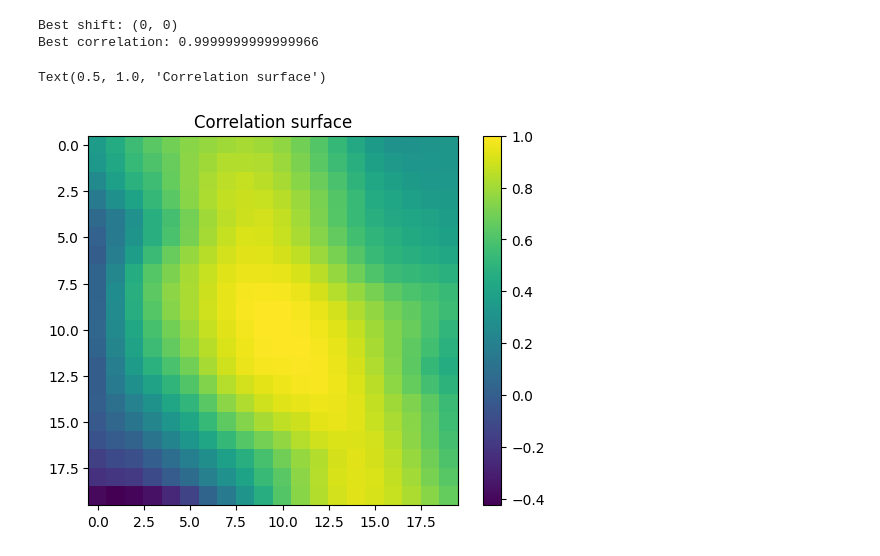
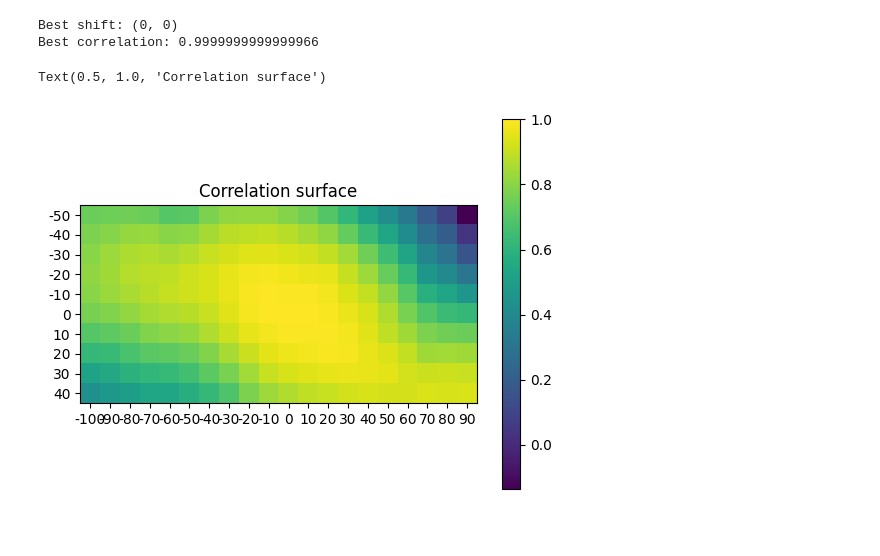
Before and after one commit to open-forest-observatory/geospatial-data-registration-toolkit, a Jupyter notebook: dev/raster_to_point_registration.ipynb, the cells around one changed output. Drawn from its saved outputs; the diff is of its cells as text; code cells hidden in the pictures; blank space fills up the shorter version.

Commit message:
Add todo and visualization transpose

```diff
--- a/dev/raster_to_point_registration.ipynb
+++ b/dev/raster_to_point_registration.ipynb
@@ -64,6 +64,8 @@ def find_best_shift(raster_file, points_file, height_col="height", x_range=(-100
 
             # Keep only points where both are finite
             mask = np.isfinite(sampled) & np.isfinite(provided_heights)
+
+            # TODO this should be updated to peanalize situations where some values are nan
             if mask.sum() < 2:
                 corr = np.nan
             else:
@@ -72,36 +74,38 @@ def find_best_shift(raster_file, points_file, height_col="height", x_range=(-100
             correlations.append(corr)
 
     correlations = np.array(correlations)
-    correlations_img = correlations.reshape(len(x_vals), len(y_vals))
+    correlations_img = correlations.reshape(len(x_vals), len(y_vals)).T
 
     # Find best (highest) correlation, ignoring NaNs
     if np.all(np.isnan(correlations)):
         best_shift = (np.nan, np.nan)
         best_corr = np.nan
     else:
         best_idx = np.nanargmax(correlations)
         best_shift = shifts[best_idx]
         best_corr = correlations[best_idx]
 
     return {
         'best_shift': best_shift,
         'best_correlation': float(best_corr) if not np.isnan(best_corr) else np.nan,
         'correlations_img': correlations_img,
         'x_vals': x_vals,
         'y_vals': y_vals,
     }
 
 
 # Example usage with the constants defined above
-result = find_best_shift(RASTER_FILE, POINTS_FILE)
+result = find_best_shift(RASTER_FILE, POINTS_FILE, x_range=(-100, 100, 10), y_range=(-50, 50, 10))
 print("Best shift:", result['best_shift'])
 print("Best correlation:", result['best_correlation'])
 
 plt.imshow(result['correlations_img'])
+plt.xticks(ticks=np.arange(len(result["x_vals"])),labels=result["x_vals"])
+plt.yticks(ticks=np.arange(len(result["y_vals"])),labels=result["y_vals"])
 plt.colorbar()
 plt.title('Correlation surface')
 # %% [output]
 Best shift: (0, 0)
 Best correlation: 0.9999999999999966
 Text(0.5, 1.0, 'Correlation surface')
-[figure, old version]
+[figure, new version]
```
Also changed, not shown: parts of 1 cell of this notebook.
